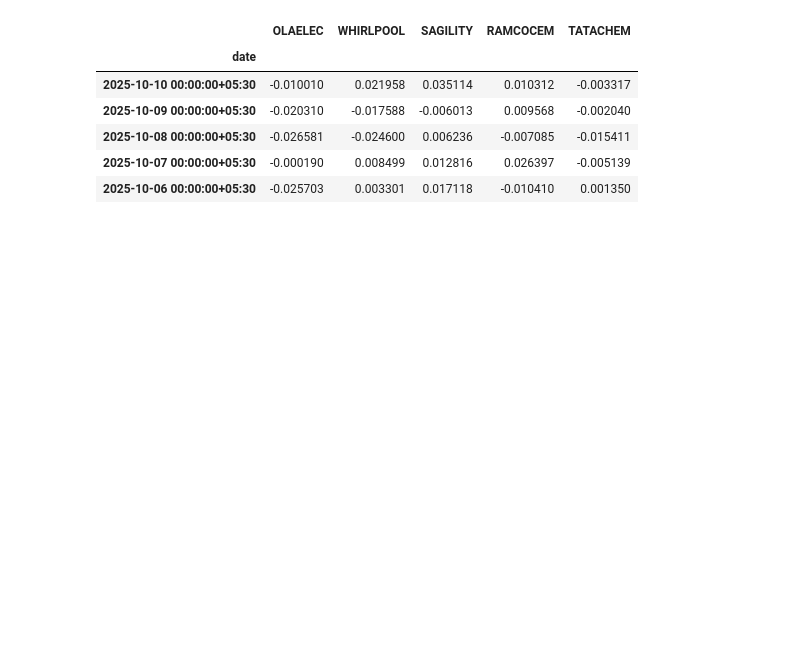
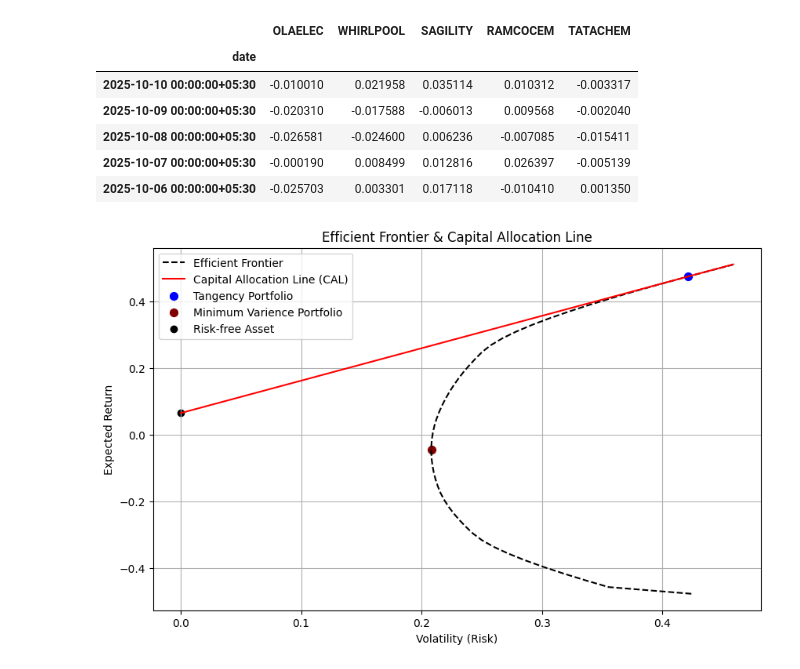
Before and after one commit to adityapentyala/sapm-assignment, a Jupyter notebook: markowitz_portfolio.ipynb, the cells around one changed output. Cells and saved outputs as stored; diff of their text form; code cells hidden in the pictures; blank space fills up the shorter version.

```diff
--- a/markowitz_portfolio.ipynb
+++ b/markowitz_portfolio.ipynb
@@ -113,3 +112,17 @@ def getBenchmarkPerformance(index_returns, rf_rate):
     stdDev = index_returns.std() * np.sqrt(252)
     sharpe = (meanReturn - rf_rate) / stdDev
     return meanReturn, stdDev, sharpe
+# %%
+target_returns = np.linspace(mean_returns.min()*252, mean_returns.max()*252, 50)
+frontier_vols = []
+frontier_rets = []
+
+for tr in target_returns:
+    res = efficient_portfolio(mean_returns, cov_matrix, tr)
+    vol = portf_volatility(res.x, mean_returns, cov_matrix)
+    frontier_vols.append(vol)
+    frontier_rets.append(tr)
+# %%
+# Create CAL line (Capital Allocation Line)
+cal_vols = np.linspace(0, max(frontier_vols), 50)
+cal_rets = rf_rate + ((tangency_return - rf_rate) / tangency_vol) * cal_vols
@@ -115,0 +131,16 @@ def getBenchmarkPerformance(index_returns, rf_rate):
+# %%
+plt.figure(figsize=(10,6))
+plt.plot(frontier_vols, frontier_rets, 'k--', label='Efficient Frontier')
+plt.plot(cal_vols, cal_rets, 'r-', label='Capital Allocation Line (CAL)')
+plt.scatter(tangency_vol, tangency_return, color='blue', marker='.', s=200, label='Tangency Portfolio')
+plt.scatter(min_var_vol, min_var_return, color='maroon', marker='.', s=200, label='Minimum Varience Portfolio')
+plt.scatter(0, rf_rate, color='black', marker='o', label='Risk-free Asset')
+
+plt.title('Efficient Frontier & Capital Allocation Line')
+plt.xlabel('Volatility (Risk)')
+plt.ylabel('Expected Return')
+plt.legend()
+plt.grid(True)
+plt.show()
+# %% [output]
+[figure, added]
```
Also changed, not shown: parts of 3 cells of this notebook, 3 other files.
